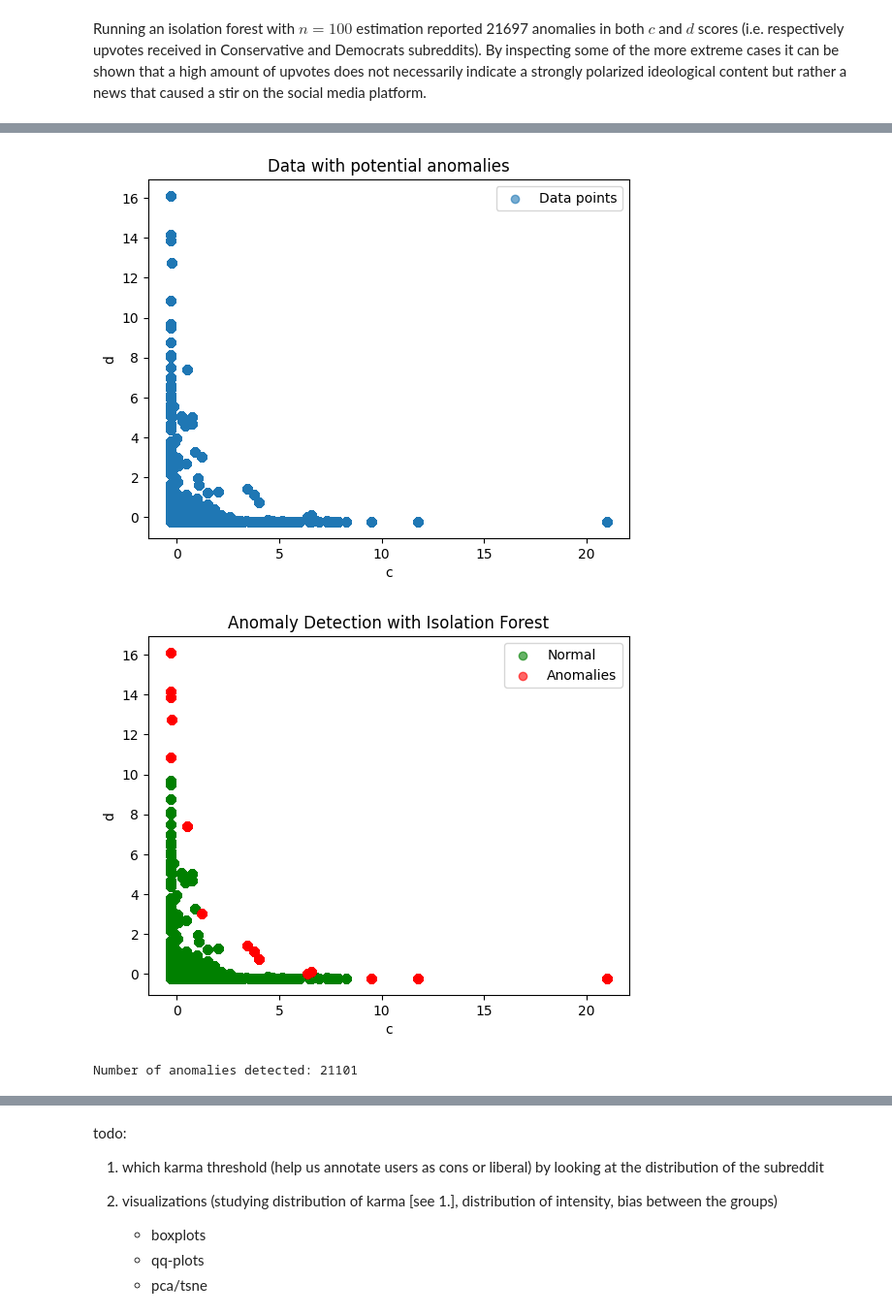
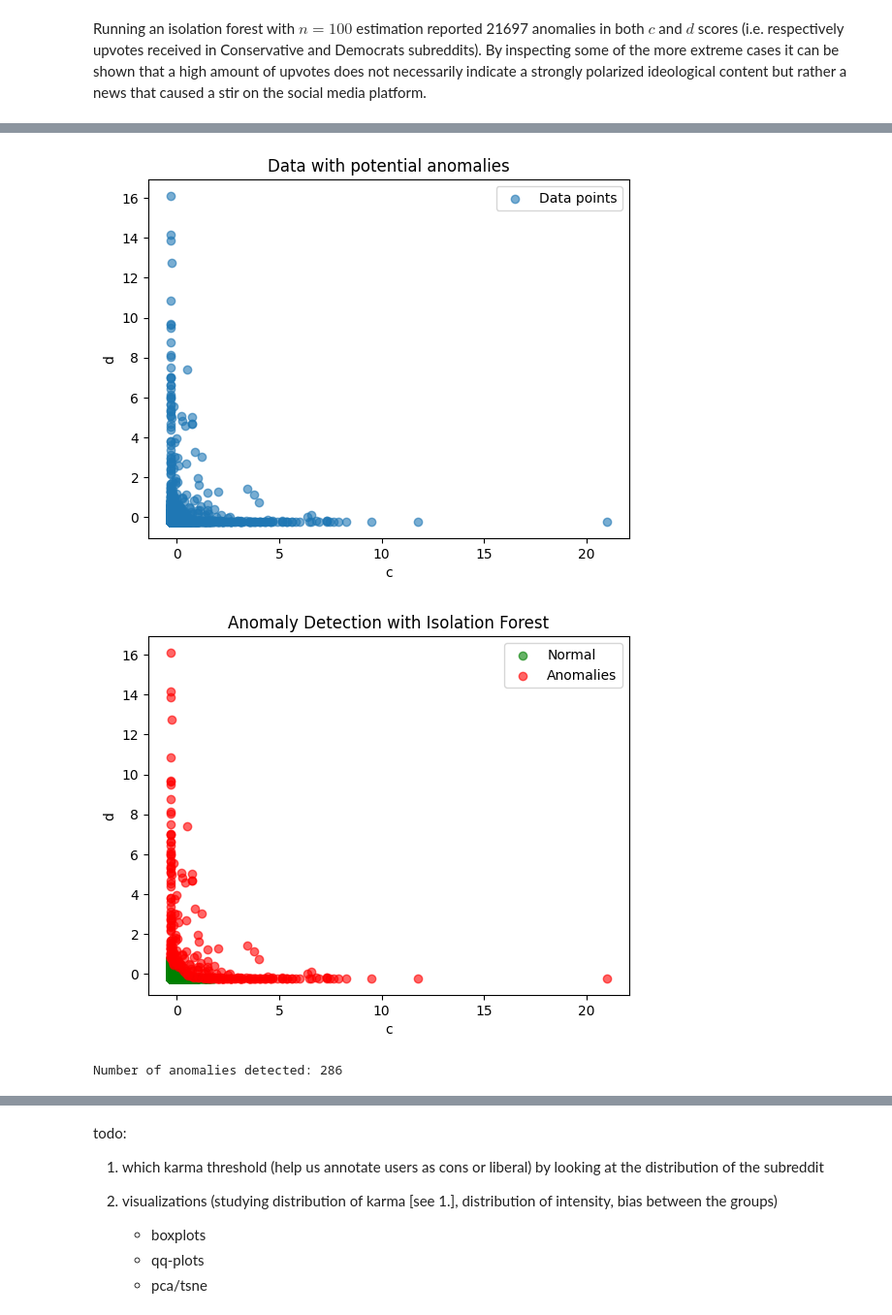
Before and after one commit to edo-lucio/predicting-political-view, a Jupyter notebook: nb.ipynb, the cells around one changed output, grey strips where cells are left out. Shown at 97% size. Saved outputs shown, nothing was run; the diff lists cells and outputs as text; code cells hidden in the pictures.

```diff
--- a/nb.ipynb
+++ b/nb.ipynb
@@ -229,7 +201,7 @@ def add_party_scores(data: pd.DataFrame, value: str, log: bool = False) -> pd.Da
         pivoted[col] = (pivoted[col] - pivoted[col].mean()) / pivoted[col].std()
 
     pivoted["c_d"] = pivoted["c"] - pivoted["d"]
-    pivoted = pivoted.fillna(0)
+    pivoted = pivoted.fillna(1)
 
     result = data.merge(right=pivoted, on="username", how="left")
 
@@ -244,48 +247,42 @@ import pandas as pd
 from sklearn.ensemble import IsolationForest
 import matplotlib.pyplot as plt
 
-plt.scatter(transformed_data_pivoted['c'], transformed_data_pivoted['d'], label='Data points')
+plt.scatter(grouped['c'], grouped['d'], label='Data points')
 plt.title('Data with potential anomalies')
 plt.xlabel('c')
 plt.ylabel('d')
 plt.legend()
 plt.show()
 
-# Initialize and fit the Isolation Forest
 isolation_forest = IsolationForest(n_estimators=100, contamination=0.1, random_state=42)
-transformed_data_pivoted['anomaly_score'] = isolation_forest.fit_predict(transformed_data_pivoted[['c', 'd']])
+grouped['anomaly_score'] = isolation_forest.fit_predict(grouped[['c', 'd']])
 
-# Mark anomalies
-transformed_data_pivoted['is_anomaly'] = transformed_data_pivoted['anomaly_score'].apply(lambda x: 1 if x == -1 else 0)
+grouped['is_anomaly'] = grouped['anomaly_score'].apply(lambda x: 1 if x == -1 else 0)
 
-# Separate normal and anomalous points for visualization
-normal_points = transformed_data_pivoted[transformed_data_pivoted['is_anomaly'] == 0]
-anomalous_points = transformed_data_pivoted[transformed_data_pivoted['is_anomaly'] == 1]
+normal_points = grouped[grouped['is_anomaly'] == 0]
+anomalous_points = grouped[grouped['is_anomaly'] == 1]
 
-# Plot data points with reduced alpha for better visibility
-plt.scatter(transformed_data_pivoted['c'], transformed_data_pivoted['d'], alpha=0.6, label='Data points')
+plt.scatter(grouped['c'], grouped['d'], alpha=0.6, label='Data points')
 plt.title('Data with potential anomalies')
 plt.xlabel('c')
 plt.ylabel('d')
 plt.legend()
 plt.show()
 
-# Plot results with reduced alpha
 plt.scatter(normal_points['c'], normal_points['d'], c='green', alpha=0.6, label='Normal')
 plt.scatter(anomalous_points['c'], anomalous_points['d'], c='red', alpha=0.6, label='Anomalies')
 plt.title('Anomaly Detection with Isolation Forest')
 plt.xlabel('c')
 plt.ylabel('d')
 plt.legend()
 plt.show()
 
-# Print results
 print("Number of anomalies detected:", anomalous_points.shape[0])
 # %% [output]
 [figure]
-[figure, old version]
+[figure, new version]
-[figure, old version]
+[figure, new version]
-Number of anomalies detected: 21101
+Number of anomalies detected: 286
 # %%
 import seaborn as sns
 import matplotlib.pyplot as plt
```
Also changed, not shown: parts of 22 cells of this notebook.
